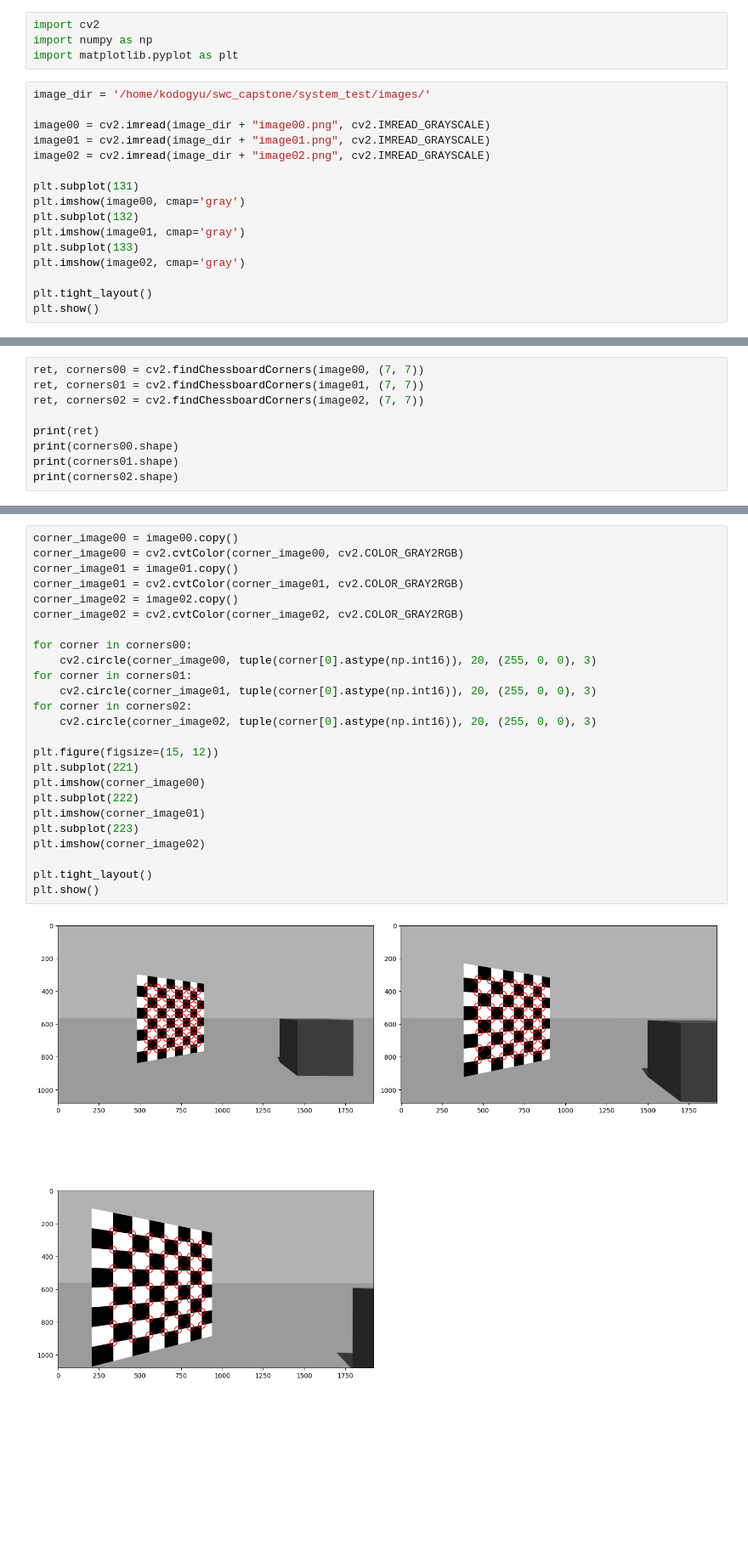
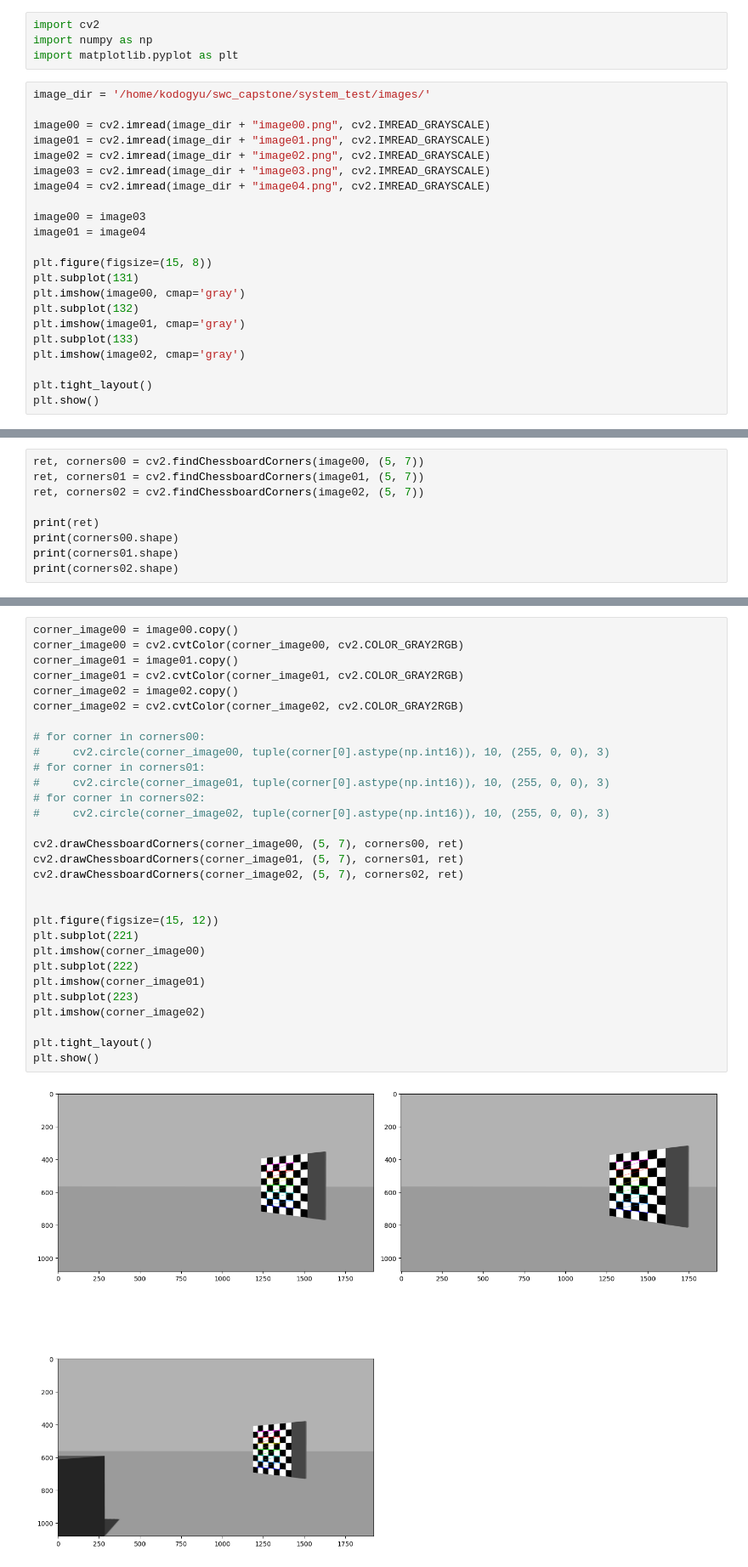
Before and after one commit to kodogyu/playground, a Jupyter notebook: ipynb/opencv_chessboard.ipynb, the cells around one changed output, grey strips where cells are left out. Shown at 85% size. Saved outputs shown, nothing was run; the diff lists cells and outputs as text; blank space fills up the shorter version.

```diff
--- a/ipynb/opencv_chessboard.ipynb
+++ b/ipynb/opencv_chessboard.ipynb
@@ -8,7 +8,13 @@ image_dir = '/home/kodogyu/swc_capstone/system_test/images/'
 image00 = cv2.imread(image_dir + "image00.png", cv2.IMREAD_GRAYSCALE)
 image01 = cv2.imread(image_dir + "image01.png", cv2.IMREAD_GRAYSCALE)
 image02 = cv2.imread(image_dir + "image02.png", cv2.IMREAD_GRAYSCALE)
+image03 = cv2.imread(image_dir + "image03.png", cv2.IMREAD_GRAYSCALE)
+image04 = cv2.imread(image_dir + "image04.png", cv2.IMREAD_GRAYSCALE)
 
+image00 = image03
+image01 = image04
+
+plt.figure(figsize=(15, 8))
 plt.subplot(131)
 plt.imshow(image00, cmap='gray')
 plt.subplot(132)
@@ -23,7 +29,7 @@ plt.show()
 # %%
-ret, corners00 = cv2.findChessboardCorners(image00, (7, 7))
-ret, corners01 = cv2.findChessboardCorners(image01, (7, 7))
-ret, corners02 = cv2.findChessboardCorners(image02, (7, 7))
+ret, corners00 = cv2.findChessboardCorners(image00, (5, 7))
+ret, corners01 = cv2.findChessboardCorners(image01, (5, 7))
+ret, corners02 = cv2.findChessboardCorners(image02, (5, 7))
 
 print(ret)
 print(corners00.shape)
@@ -37,30 +70,35 @@ True
 # %%
 corner_image00 = image00.copy()
 corner_image00 = cv2.cvtColor(corner_image00, cv2.COLOR_GRAY2RGB)
 corner_image01 = image01.copy()
 corner_image01 = cv2.cvtColor(corner_image01, cv2.COLOR_GRAY2RGB)
 corner_image02 = image02.copy()
 corner_image02 = cv2.cvtColor(corner_image02, cv2.COLOR_GRAY2RGB)
 
-for corner in corners00:
-    cv2.circle(corner_image00, tuple(corner[0].astype(np.int16)), 20, (255, 0, 0), 3)
-for corner in corners01:
-    cv2.circle(corner_image01, tuple(corner[0].astype(np.int16)), 20, (255, 0, 0), 3)
-for corner in corners02:
-    cv2.circle(corner_image02, tuple(corner[0].astype(np.int16)), 20, (255, 0, 0), 3)
+# for corner in corners00:
+#     cv2.circle(corner_image00, tuple(corner[0].astype(np.int16)), 10, (255, 0, 0), 3)
+# for corner in corners01:
+#     cv2.circle(corner_image01, tuple(corner[0].astype(np.int16)), 10, (255, 0, 0), 3)
+# for corner in corners02:
+#     cv2.circle(corner_image02, tuple(corner[0].astype(np.int16)), 10, (255, 0, 0), 3)
+
+cv2.drawChessboardCorners(corner_image00, (5, 7), corners00, ret)
+cv2.drawChessboardCorners(corner_image01, (5, 7), corners01, ret)
+cv2.drawChessboardCorners(corner_image02, (5, 7), corners02, ret)
+
 
 plt.figure(figsize=(15, 12))
 plt.subplot(221)
 plt.imshow(corner_image00)
 plt.subplot(222)
 plt.imshow(corner_image01)
 plt.subplot(223)
 plt.imshow(corner_image02)
 
 plt.tight_layout()
 plt.show()
 # %% [output]
-[figure, old version]
+[figure, new version]
 # %%
 # Set the needed parameters to find the refined corners
 winSize = (5, 5)
```
Also changed, not shown: parts of 8 cells of this notebook.
